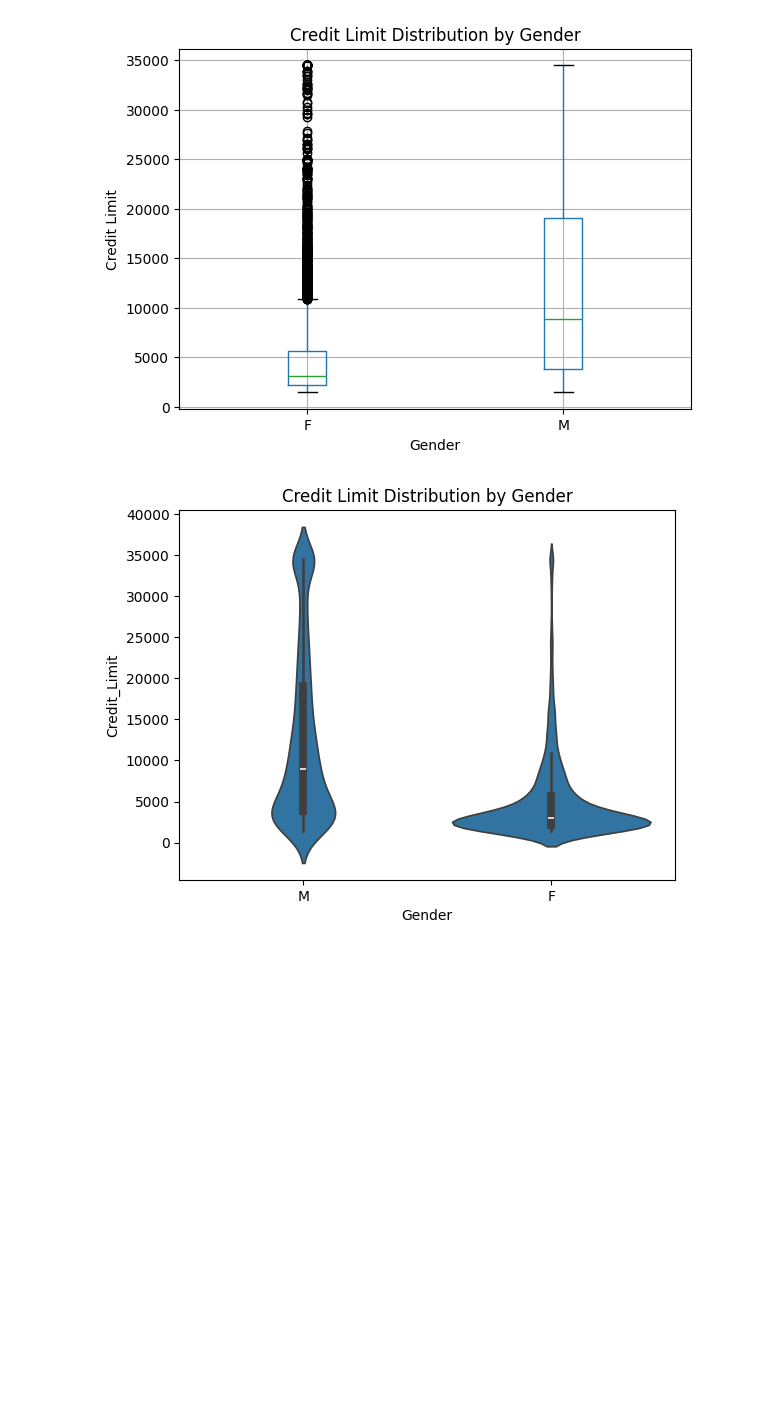
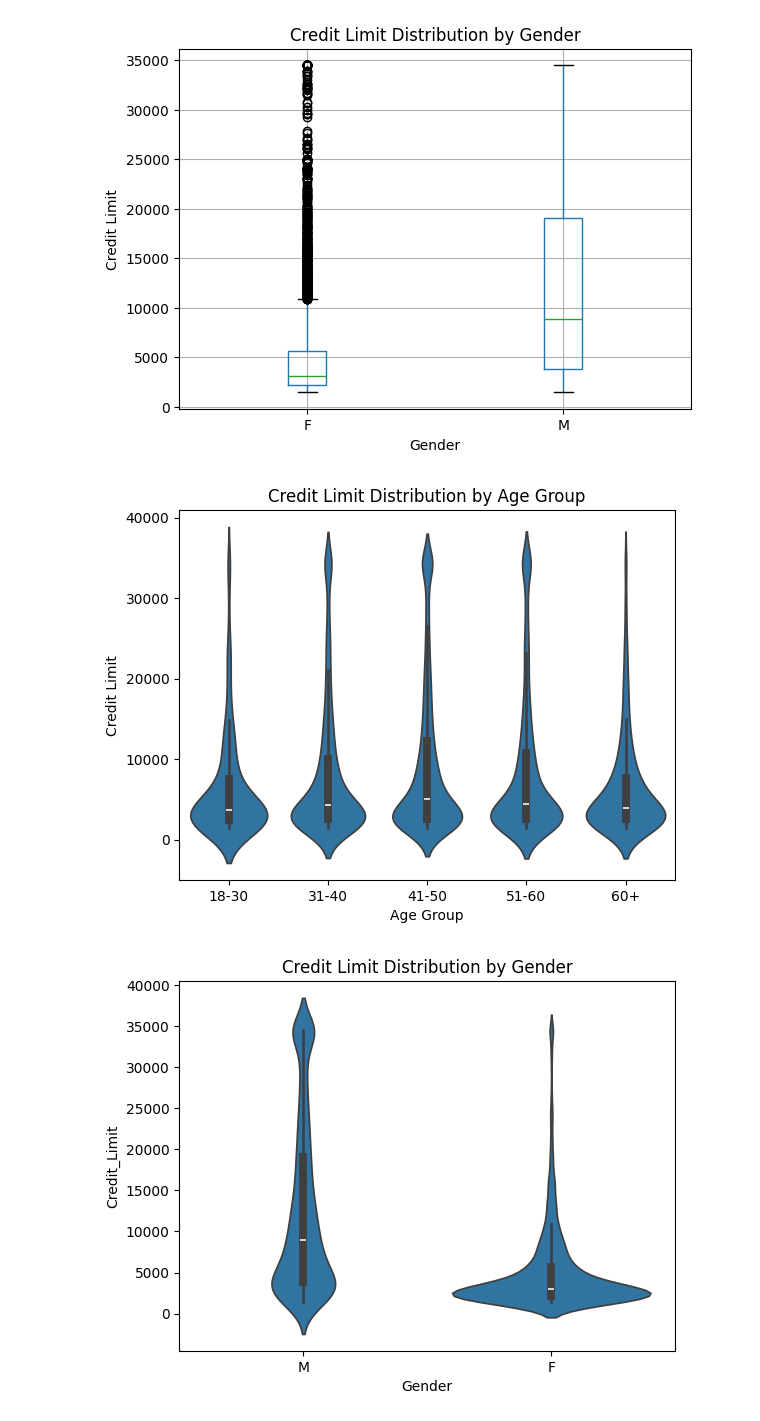
Before and after one commit to sharvmahajan/TE, a Jupyter notebook: A3/DSBDAL_Assignment_3A.ipynb, the cells around one changed output. Cells and saved outputs as stored; diff of their text form; code cells hidden in the pictures; blank space fills up the shorter version.

```diff
--- a/A3/DSBDAL_Assignment_3A.ipynb
+++ b/A3/DSBDAL_Assignment_3A.ipynb
@@ -101,6 +137,16 @@ plt.show()
 # %% [output]
 <Figure size 640x480 with 0 Axes>
 [figure]
+# %%
+sns.violinplot(x="Age_Group", y="Credit_Limit", data=df)
+
+plt.title("Credit Limit Distribution by Age Group")
+plt.xlabel("Age Group")
+plt.ylabel("Credit Limit")
+
+plt.show()
+# %% [output]
+[figure, added]
 # %%
 sns.violinplot(x="Gender", y="Credit_Limit", data=df)
 
```
Also changed, not shown: parts of 10 cells of this notebook.
